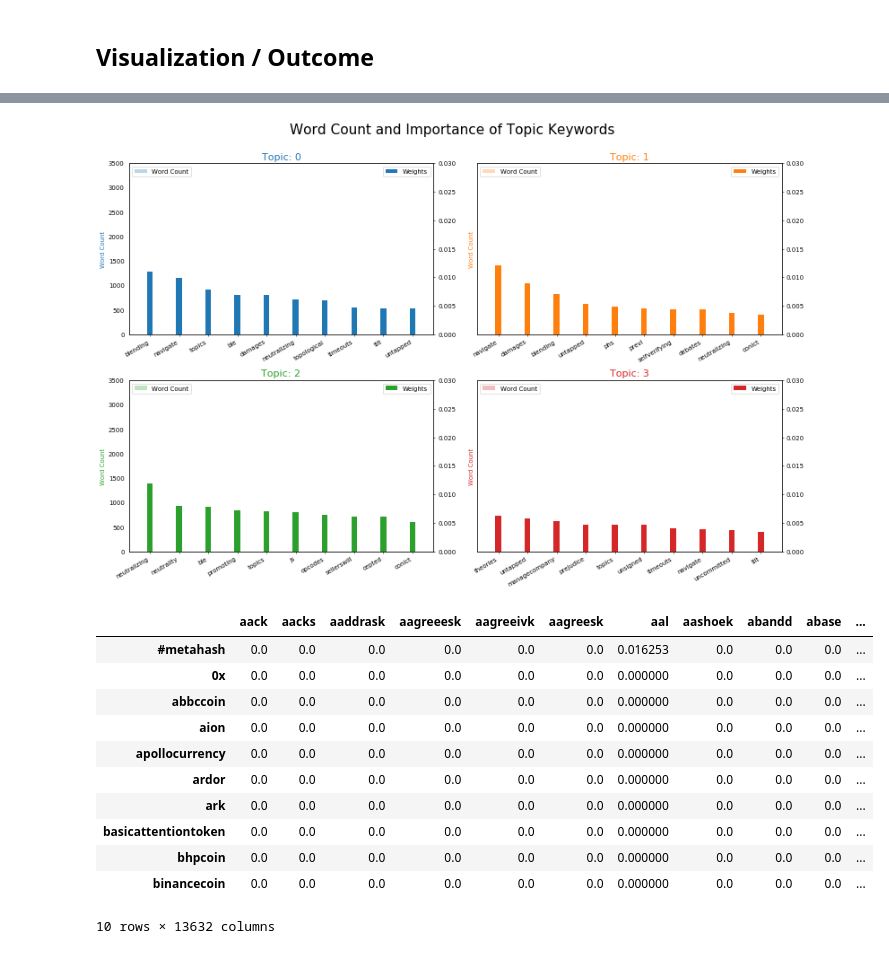
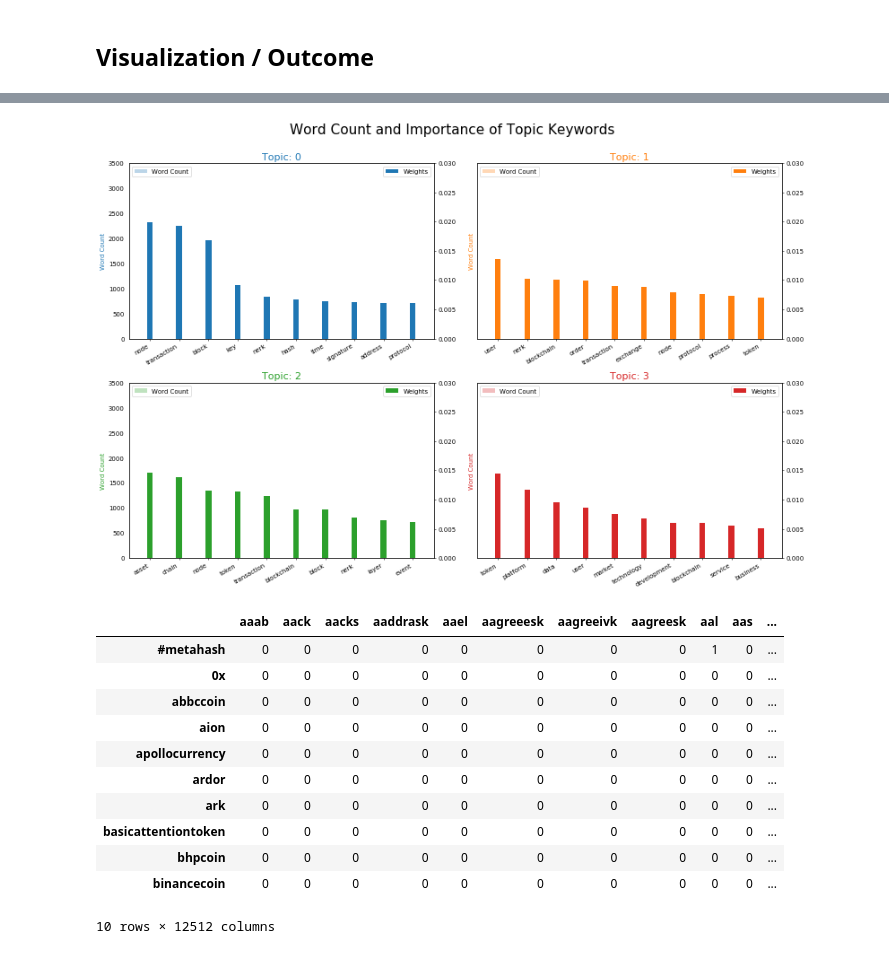
Before and after one commit to luisdiegocm/HWR_DataScience_Project, a Jupyter notebook: notebooks/4- Topic Modeling.ipynb, the cells around one changed output, grey strips where cells are left out. Drawn from its saved outputs; the diff is of its cells as text; code cells hidden in the pictures.

```diff
--- a/notebooks/4- Topic Modeling.ipynb
+++ b/notebooks/4- Topic Modeling.ipynb
@@ -224,0 +261,4 @@ data_dtm_tfidf.to_pickle('dtm_tfidf.pkl')
+# %%
+for topic, words in topic_words.items():
+    print('Topic: %d' % topic)
+    print('  %s' % ', '.join(words))
@@ -267,16 +314,15 @@ abandon
 abandon
 # %%
 #lda with countvectorizer
-lda = gensim.models.ldamodel.LdaModel(corpus=corpus,
+lda_gensim = gensim.models.ldamodel.LdaModel(corpus=corpus,
                                            id2word=id2word,
-                                           num_topics=10,
-                                           random_state=42,
+                                           num_topics=5,
+                                           random_state=21,
                                            update_every=1,
-                                           chunksize=2000,
-                                           passes=10,
+                                           chunksize=100,
+                                           passes=20,
                                            alpha='symmetric',
                                            iterations=100,
                                            per_word_topics=True)
-lda.print_topics()
 # %% [output]
 [(0,
@@ -344,7 +416,7 @@ cloud = WordCloud(stopwords=stop_words,
                   color_func=lambda *args, **kwargs: cols[i],
                   prefer_horizontal=1.0)
 
-topics = lda_tfidf.show_topics(formatted=False)
+topics = lda_gensim.show_topics(formatted=False)
 
 fig, axes = plt.subplots(2, 2, figsize=(15,15), sharex=True, sharey=True, dpi = 70)
 
@@ -367,6 +439,6 @@ plt.show()
 # %%
 from collections import Counter
-topics = lda_tfidf.show_topics(formatted=False)
+topics = lda_gensim.show_topics(formatted=False)
 data_flat = [w for w_list in corpus for w in w_list]
 counter = Counter(data_flat)
 
@@ -395,7 +467,7 @@ fig.tight_layout(w_pad=2)
 fig.suptitle('Word Count and Importance of Topic Keywords', fontsize=22, y=1.05)
 plt.show()
 # %% [output]
-[figure, old version]
+[figure, new version]
 # %%
 #Adding obvious words such as tokens, blockchain, node, transaction etc into stopwords
 from sklearn.feature_extraction import text
@@ -420,28 +492,28 @@ data_nouns = pd.DataFrame(data_clean.whitepapers.apply(nouns))
 # %%
 #Adding more stopwords
 from sklearn.feature_extraction import text
 add_stop_words = ['tokens', 'token', 'blockchain', 'transactions', 'transaction', 'node', 'nodes', 'smart', 'public', 'price', 'payment', 'block', 'chain', 'users', 'user', 'data', 'exchange']
 stop_words = text.ENGLISH_STOP_WORDS.union(add_stop_words)
 
 # Recreate a document-term matrix with only nouns
-tvn = TfidfVectorizer(stop_words=stop_words)
-data_tvn = tvn.fit_transform(data_nouns.whitepapers)
-data_dtmn = pd.DataFrame(data_tvn.toarray(), columns=tvn.get_feature_names())
+cvn = CountVectorizer(stop_words=stop_words)
+data_cvn = cvn.fit_transform(data_nouns.whitepapers)
+data_dtmn = pd.DataFrame(data_cvn.toarray(), columns=cvn.get_feature_names())
 data_dtmn.index = data_nouns.index
 data_dtmn.head(10)
 # %% [output]
-|  | aack | aacks | aaddrask | aagreeesk | aagreeivk | aagreesk | aal | aashoek | abandd | abase | ... |
-| #metahash | 0.0 | 0.0 | 0.0 | 0.0 | 0.0 | 0.0 | 0.016253 | 0.0 | 0.0 | 0.0 | ... |
-| 0x | 0.0 | 0.0 | 0.0 | 0.0 | 0.0 | 0.0 | 0.000000 | 0.0 | 0.0 | 0.0 | ... |
-| abbccoin | 0.0 | 0.0 | 0.0 | 0.0 | 0.0 | 0.0 | 0.000000 | 0.0 | 0.0 | 0.0 | ... |
-| aion | 0.0 | 0.0 | 0.0 | 0.0 | 0.0 | 0.0 | 0.000000 | 0.0 | 0.0 | 0.0 | ... |
-| apollocurrency | 0.0 | 0.0 | 0.0 | 0.0 | 0.0 | 0.0 | 0.000000 | 0.0 | 0.0 | 0.0 | ... |
-| ardor | 0.0 | 0.0 | 0.0 | 0.0 | 0.0 | 0.0 | 0.000000 | 0.0 | 0.0 | 0.0 | ... |
-| ark | 0.0 | 0.0 | 0.0 | 0.0 | 0.0 | 0.0 | 0.000000 | 0.0 | 0.0 | 0.0 | ... |
-| basicattentiontoken | 0.0 | 0.0 | 0.0 | 0.0 | 0.0 | 0.0 | 0.000000 | 0.0 | 0.0 | 0.0 | ... |
-| bhpcoin | 0.0 | 0.0 | 0.0 | 0.0 | 0.0 | 0.0 | 0.000000 | 0.0 | 0.0 | 0.0 | ... |
-| binancecoin | 0.0 | 0.0 | 0.0 | 0.0 | 0.0 | 0.0 | 0.000000 | 0.0 | 0.0 | 0.0 | ... |
+|  | aaab | aack | aacks | aaddrask | aael | aagreeesk | aagreeivk | aagreesk | aal | aas | ... |
+| #metahash | 0 | 0 | 0 | 0 | 0 | 0 | 0 | 0 | 1 | 0 | ... |
+| 0x | 0 | 0 | 0 | 0 | 0 | 0 | 0 | 0 | 0 | 0 | ... |
+| abbccoin | 0 | 0 | 0 | 0 | 0 | 0 | 0 | 0 | 0 | 0 | ... |
+| aion | 0 | 0 | 0 | 0 | 0 | 0 | 0 | 0 | 0 | 0 | ... |
+| apollocurrency | 0 | 0 | 0 | 0 | 0 | 0 | 0 | 0 | 0 | 0 | ... |
+| ardor | 0 | 0 | 0 | 0 | 0 | 0 | 0 | 0 | 0 | 0 | ... |
+| ark | 0 | 0 | 0 | 0 | 0 | 0 | 0 | 0 | 0 | 0 | ... |
+| basicattentiontoken | 0 | 0 | 0 | 0 | 0 | 0 | 0 | 0 | 0 | 0 | ... |
+| bhpcoin | 0 | 0 | 0 | 0 | 0 | 0 | 0 | 0 | 0 | 0 | ... |
+| binancecoin | 0 | 0 | 0 | 0 | 0 | 0 | 0 | 0 | 0 | 0 | ... |
-10 rows × 13632 columns
+10 rows × 12512 columns
 # %%
 # Create the gensim corpus
 corpusn = matutils.Sparse2Corpus(scipy.sparse.csr_matrix(data_dtmn.transpose()))
```
Also changed, not shown: parts of 39 cells of this notebook, 4 other files.
